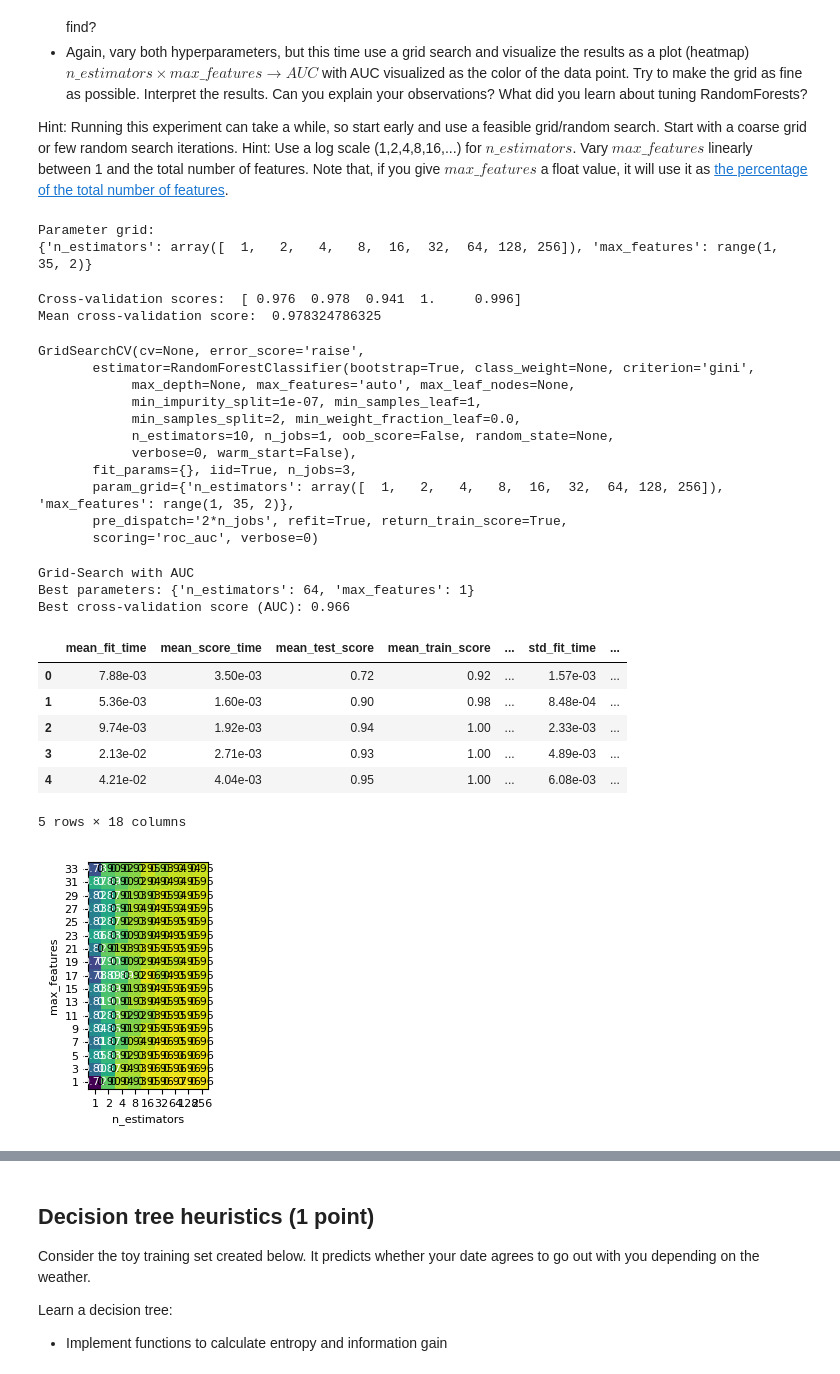
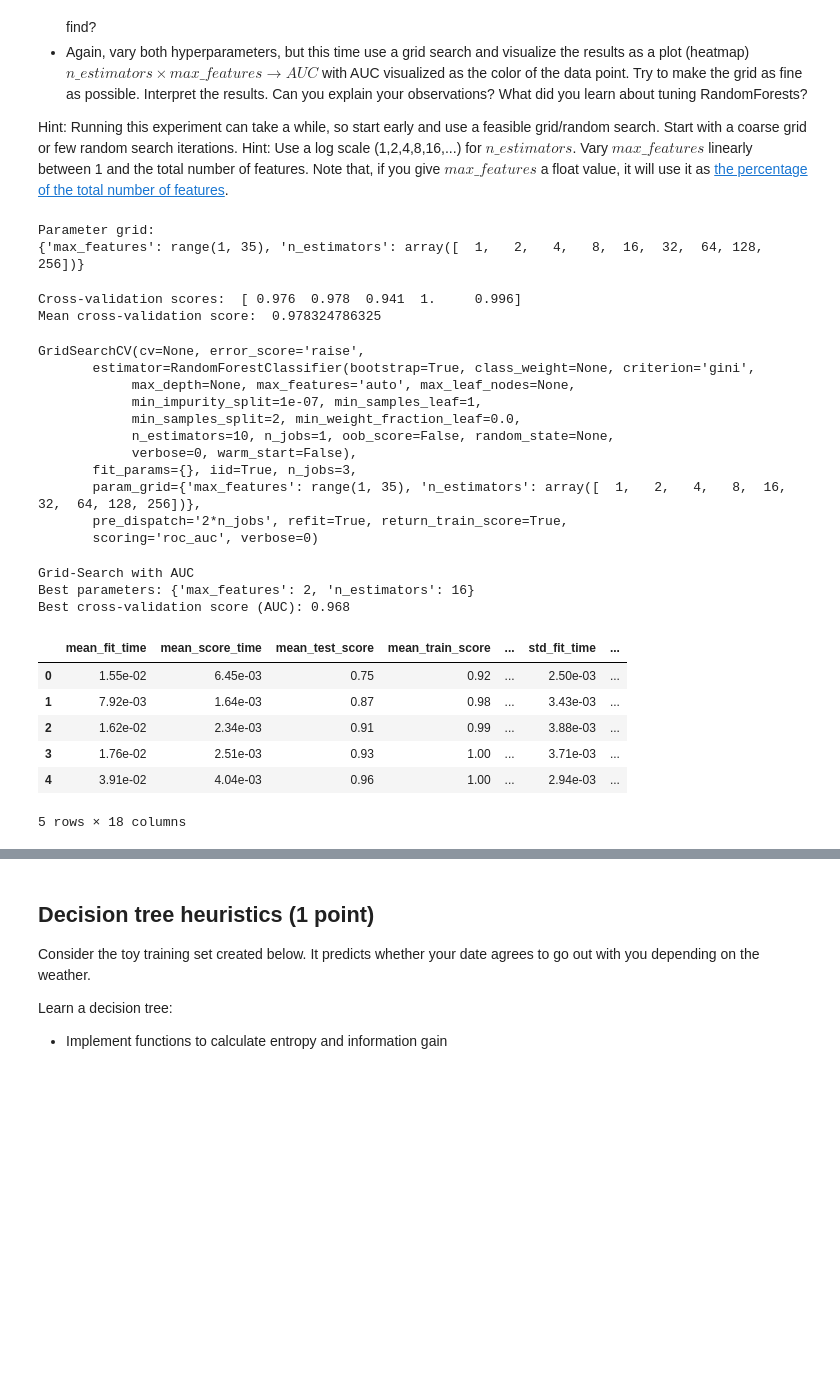
Before and after one commit to mcpeer/mla1, a Jupyter notebook: Assignment 1 - Weerts Peer.ipynb, the cells around one changed output, grey strips where cells are left out. Saved outputs shown, nothing was run; the diff lists cells and outputs as text; code cells hidden in the pictures; blank space fills up the shorter version.

```diff
--- a/Assignment 1 - Weerts Peer.ipynb
+++ b/Assignment 1 - Weerts Peer.ipynb
@@ -260,12 +260,12 @@ import numpy as np
 nrFeatures = Xiono.shape[1] #34 features in this dataset.
 
 n_est = np.logspace(0, 8, 9, base=2).astype(int)
-param_grid= {'max_features': range(1,35,2),
+param_grid= {'max_features': range(1,35), #add ,2 to do steps of two
               'n_estimators': n_est}
 print("Parameter grid:\n{}".format(param_grid))
 # %% [output]
 Parameter grid:
-{'n_estimators': array([  1,   2,   4,   8,  16,  32,  64, 128, 256]), 'max_features': range(1, 35, 2)}
+{'max_features': range(1, 35), 'n_estimators': array([  1,   2,   4,   8,  16,  32,  64, 128, 256])}
 # %%
 from sklearn.model_selection import cross_val_score
 from sklearn.model_selection import GridSearchCV
@@ -288,6 +288,8 @@ print(scores)
 # use only grid search and visualize.
 from sklearn.model_selection import train_test_split
 from sklearn.metrics import roc_auc_score
+from sklearn.model_selection import GridSearchCV
+from sklearn.ensemble import RandomForestClassifier
 
 
 grid = GridSearchCV(RandomForestClassifier(), param_grid=param_grid, scoring="roc_auc", n_jobs=3)
@@ -308,27 +310,23 @@ GridSearchCV(cv=None, error_score='raise',
             n_estimators=10, n_jobs=1, oob_score=False, random_state=None,
             verbose=0, warm_start=False),
        fit_params={}, iid=True, n_jobs=3,
-       param_grid={'n_estimators': array([  1,   2,   4,   8,  16,  32,  64, 128, 256]), 'max_features': range(1, 35, 2)},
+       param_grid={'max_features': range(1, 35), 'n_estimators': array([  1,   2,   4,   8,  16,  32,  64, 128, 256])},
        pre_dispatch='2*n_jobs', refit=True, return_train_score=True,
        scoring='roc_auc', verbose=0)
 Grid-Search with AUC
-Best parameters: {'n_estimators': 64, 'max_features': 1}
-Best cross-validation score (AUC): 0.966
+Best parameters: {'max_features': 2, 'n_estimators': 16}
+Best cross-validation score (AUC): 0.968
 # %%
 import pandas as pd
 # convert to Dataframe
 results = pd.DataFrame(grid.cv_results_)
 # Show the first 5 rows
- display(results.head())
-
-#heatmap
-scores = np.array(results.mean_test_score).reshape(17, 9)
+display(results.head())
 # %% [output]
 |  | mean_fit_time | mean_score_time | mean_test_score | mean_train_score | ... | std_fit_time | ... |
-| 0 | 7.88e-03 | 3.50e-03 | 0.72 | 0.92 | ... | 1.57e-03 | ... |
-| 1 | 5.36e-03 | 1.60e-03 | 0.90 | 0.98 | ... | 8.48e-04 | ... |
-| 2 | 9.74e-03 | 1.92e-03 | 0.94 | 1.00 | ... | 2.33e-03 | ... |
-| 3 | 2.13e-02 | 2.71e-03 | 0.93 | 1.00 | ... | 4.89e-03 | ... |
-| 4 | 4.21e-02 | 4.04e-03 | 0.95 | 1.00 | ... | 6.08e-03 | ... |
+| 0 | 1.55e-02 | 6.45e-03 | 0.75 | 0.92 | ... | 2.50e-03 | ... |
+| 1 | 7.92e-03 | 1.64e-03 | 0.87 | 0.98 | ... | 3.43e-03 | ... |
+| 2 | 1.62e-02 | 2.34e-03 | 0.91 | 0.99 | ... | 3.88e-03 | ... |
+| 3 | 1.76e-02 | 2.51e-03 | 0.93 | 1.00 | ... | 3.71e-03 | ... |
+| 4 | 3.91e-02 | 4.04e-03 | 0.96 | 1.00 | ... | 2.94e-03 | ... |
 5 rows × 18 columns
-[figure, removed]
```
Also changed, not shown: parts of 3 cells of this notebook.
